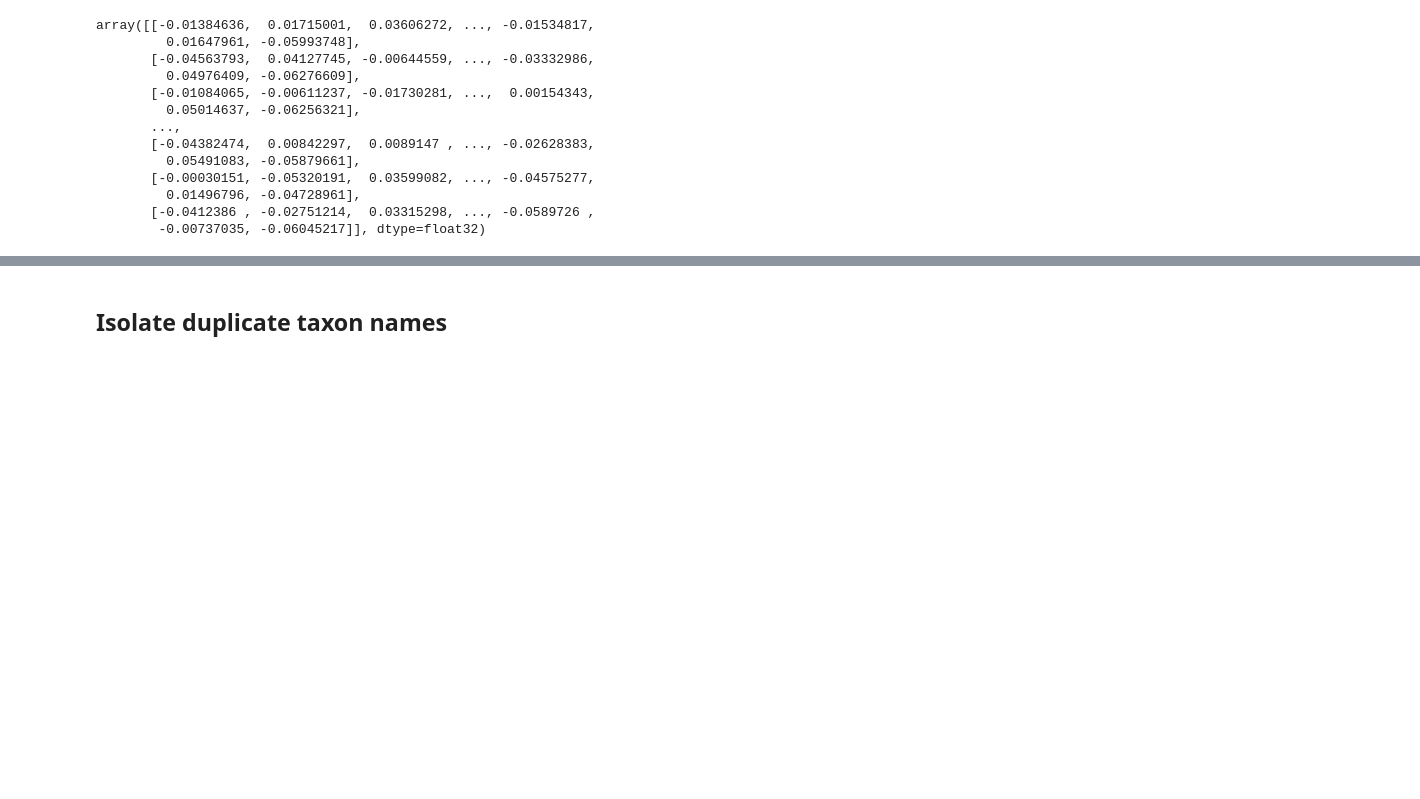
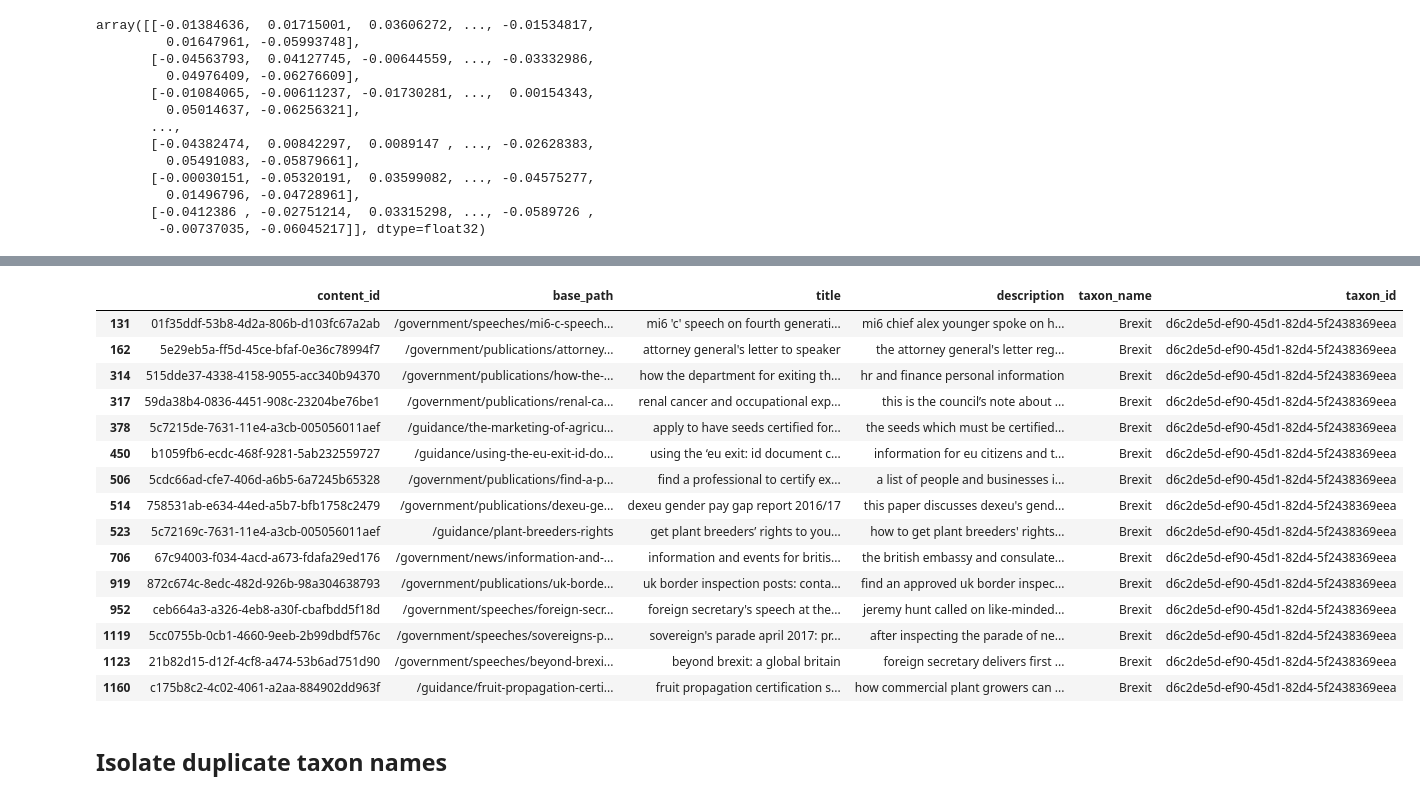
Before and after one commit to alphagov/content-similarity-models, a Jupyter notebook: google-universal-encoder/explore_misplaced_content.ipynb, the cells around one changed output, grey strips where cells are left out. Cells and saved outputs as stored; diff of their text form; code cells hidden in the pictures; blank space fills up the shorter version.

```diff
--- a/google-universal-encoder/explore_misplaced_content.ipynb
+++ b/google-universal-encoder/explore_misplaced_content.ipynb
@@ -455,0 +465,7 @@ misplaced_items.to_csv("~/Desktop/money_level2_misplaced.csv")
+# %%
+misplaced_items_07 = []
+for x in level2_money_taxonid:
+  data = get_misplaced_content(taxon_id = x, similarity_threshold = 0.7)
+  misplaced_items_07.append(data)
+
+misplaced_items_07 = pd.concat(misplaced_items_07)
@@ -649,0 +683,5 @@ stopping Server...
+# %%
+#level2_brexit_taxonid = list(brexit_labelled_embed['content_id']).  # isolate taxon IDs to loop through
+#level2_brexit_taxonid
+level2_brexit_taxonid = list(brexit_taxons['taxon_id'])
+level2_brexit_taxonid
@@ -649,0 +691,5 @@ stopping Server...
+# %%
+misplaced_brexit = []
+for x in level2_brexit_taxonid:
+  data = get_misplaced_content(taxon_id = x)
+  misplaced_brexit.append(data)
@@ -649,0 +721,21 @@ stopping Server...
+# %%
+misplaced_brexit = pd.concat(misplaced_brexit)
+# %%
+misplaced_brexit
+# %% [output]
+|  | content_id | base_path | title | description | taxon_name | taxon_id |
+| 131 | 01f35ddf-53b8-4d2a-806b-d103fc67a2ab | /government/speeches/mi6-c-speech... | mi6 'c' speech on fourth generati... | mi6 chief alex younger spoke on h... | Brexit | d6c2de5d-ef90-45d1-82d4-5f2438369eea |
+| 162 | 5e29eb5a-ff5d-45ce-bfaf-0e36c78994f7 | /government/publications/attorney... | attorney general's letter to speaker | the attorney general's letter reg... | Brexit | d6c2de5d-ef90-45d1-82d4-5f2438369eea |
+| 314 | 515dde37-4338-4158-9055-acc340b94370 | /government/publications/how-the-... | how the department for exiting th... | hr and finance personal information | Brexit | d6c2de5d-ef90-45d1-82d4-5f2438369eea |
+| 317 | 59da38b4-0836-4451-908c-23204be76be1 | /government/publications/renal-ca... | renal cancer and occupational exp... | this is the council’s note about ... | Brexit | d6c2de5d-ef90-45d1-82d4-5f2438369eea |
+| 378 | 5c7215de-7631-11e4-a3cb-005056011aef | /guidance/the-marketing-of-agricu... | apply to have seeds certified for... | the seeds which must be certified... | Brexit | d6c2de5d-ef90-45d1-82d4-5f2438369eea |
+| 450 | b1059fb6-ecdc-468f-9281-5ab232559727 | /guidance/using-the-eu-exit-id-do... | using the ‘eu exit: id document c... | information for eu citizens and t... | Brexit | d6c2de5d-ef90-45d1-82d4-5f2438369eea |
+| 506 | 5cdc66ad-cfe7-406d-a6b5-6a7245b65328 | /government/publications/find-a-p... | find a professional to certify ex... | a list of people and businesses i... | Brexit | d6c2de5d-ef90-45d1-82d4-5f2438369eea |
+| 514 | 758531ab-e634-44ed-a5b7-bfb1758c2479 | /government/publications/dexeu-ge... | dexeu gender pay gap report 2016/17 | this paper discusses dexeu's gend... | Brexit | d6c2de5d-ef90-45d1-82d4-5f2438369eea |
+| 523 | 5c72169c-7631-11e4-a3cb-005056011aef | /guidance/plant-breeders-rights | get plant breeders’ rights to you... | how to get plant breeders' rights... | Brexit | d6c2de5d-ef90-45d1-82d4-5f2438369eea |
+| 706 | 67c94003-f034-4acd-a673-fdafa29ed176 | /government/news/information-and-... | information and events for britis... | the british embassy and consulate... | Brexit | d6c2de5d-ef90-45d1-82d4-5f2438369eea |
+| 919 | 872c674c-8edc-482d-926b-98a304638793 | /government/publications/uk-borde... | uk border inspection posts: conta... | find an approved uk border inspec... | Brexit | d6c2de5d-ef90-45d1-82d4-5f2438369eea |
+| 952 | ceb664a3-a326-4eb8-a30f-cbafbdd5f18d | /government/speeches/foreign-secr... | foreign secretary's speech at the... | jeremy hunt called on like-minded... | Brexit | d6c2de5d-ef90-45d1-82d4-5f2438369eea |
+| 1119 | 5cc0755b-0cb1-4660-9eeb-2b99dbdf576c | /government/speeches/sovereigns-p... | sovereign's parade april 2017: pr... | after inspecting the parade of ne... | Brexit | d6c2de5d-ef90-45d1-82d4-5f2438369eea |
+| 1123 | 21b82d15-d12f-4cf8-a474-53b6ad751d90 | /government/speeches/beyond-brexi... | beyond brexit: a global britain | foreign secretary delivers first ... | Brexit | d6c2de5d-ef90-45d1-82d4-5f2438369eea |
+| 1160 | c175b8c2-4c02-4061-a2aa-884902dd963f | /guidance/fruit-propagation-certi... | fruit propagation certification s... | how commercial plant growers can ... | Brexit | d6c2de5d-ef90-45d1-82d4-5f2438369eea |
```
Also changed, not shown: parts of 29 cells of this notebook, 1 other file.
